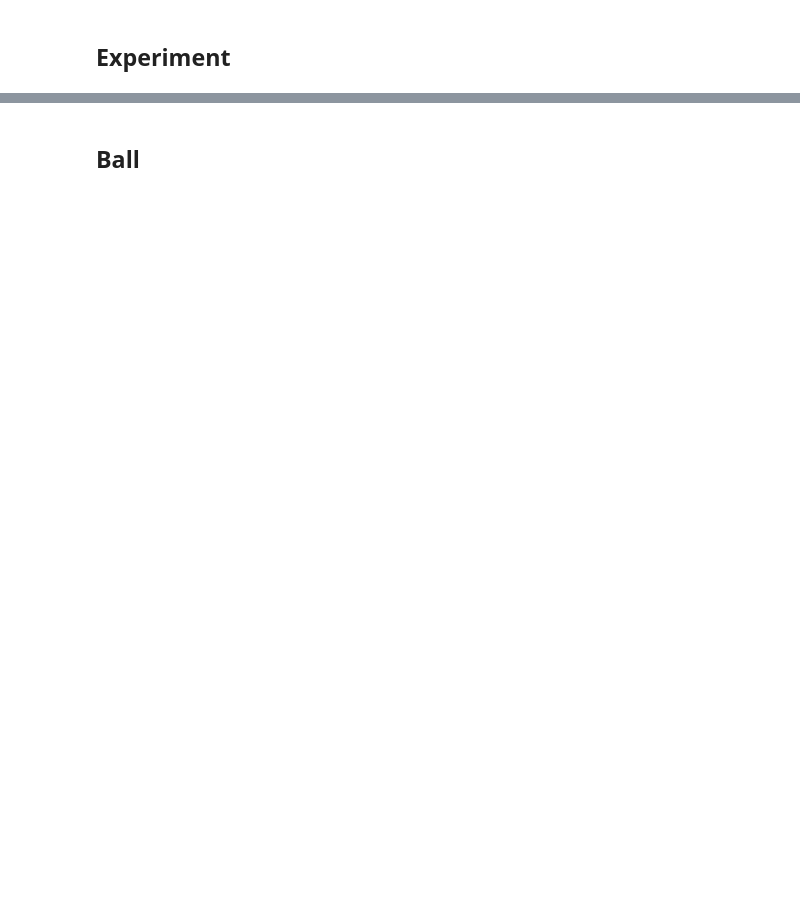
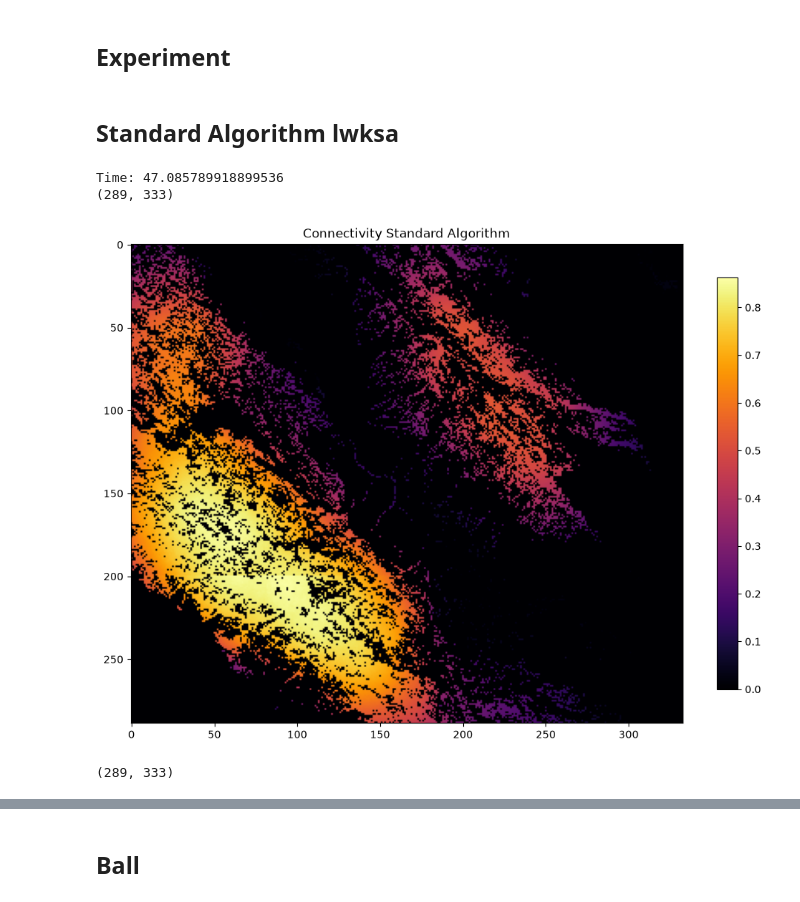
Before and after one commit to ecoscape-earth/ecoscape-connectivity, a Jupyter notebook: docs/propagation.ipynb, the cells around one changed output, grey strips where cells are left out. Saved outputs shown, nothing was run; the diff lists cells and outputs as text; code cells hidden in the pictures; blank space fills up the shorter version.

Commit message:
show tiles with util function

```diff
--- a/docs/propagation.ipynb
+++ b/docs/propagation.ipynb
@@ -56,28 +43,34 @@ titles = {
 # %%
 from IPython.display import Markdown, display
 
 algos = [
     "connectivity_and_flow",
 ]
 
 experiment = "".join(random.sample(string.ascii_lowercase, 5))
 for algo in algos:
     display(Markdown(f"## {titles[algo]} {experiment}"))
     t0 = time.time()
     alg = getattr(ecoscape_connectivity, algo)
     alg(
         habitat_layer=HABITAT_PATH,
         landcover_layer=LANDCOVER_PATH,
         permeability_table=permeability_table,
         connectivity_layer=CONNECTIVITY_PATH,
         flow_layer=FLOW_PATH,
         tile_size=200,
         border_size=50,
         padding_size=50,
         batch_size=20,
         num_simulations=1000,
         dispersal_distance=50,
     )
     print("Time:", time.time() - t0)
-    show(CONNECTIVITY_PATH, f"Connectivity {titles[algo]}")
-    show(FLOW_PATH, f"Flow {titles[algo]}")
+    draw_layer(CONNECTIVITY_PATH, f"Connectivity {titles[algo]}", size=12)
+    draw_layer(FLOW_PATH, f"Flow {titles[algo]}", size=12)
+# %% [output]
+## Standard Algorithm lwksa
+Time: 47.085789918899536
+(289, 333)
+[figure, added]
+(289, 333)
```
Also changed, not shown: parts of 4 cells of this notebook, 1 other file.
